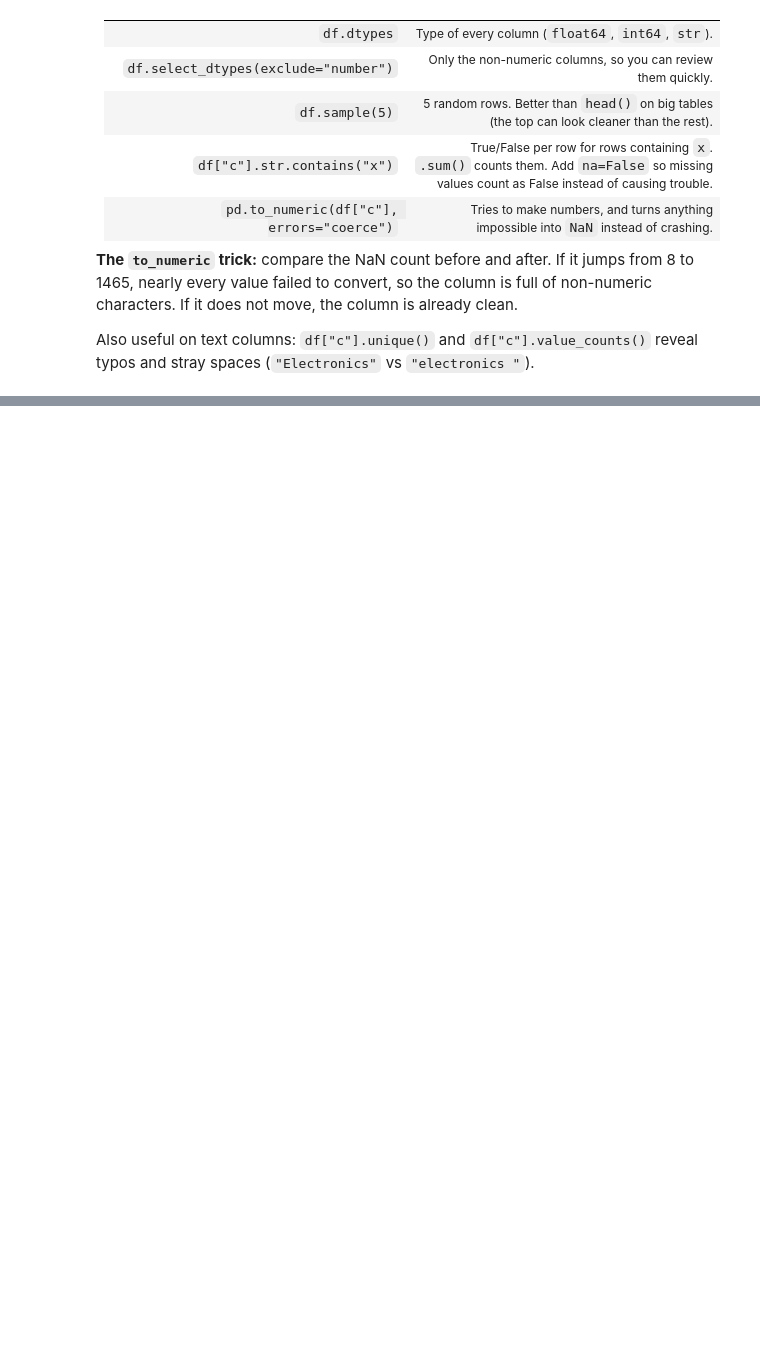
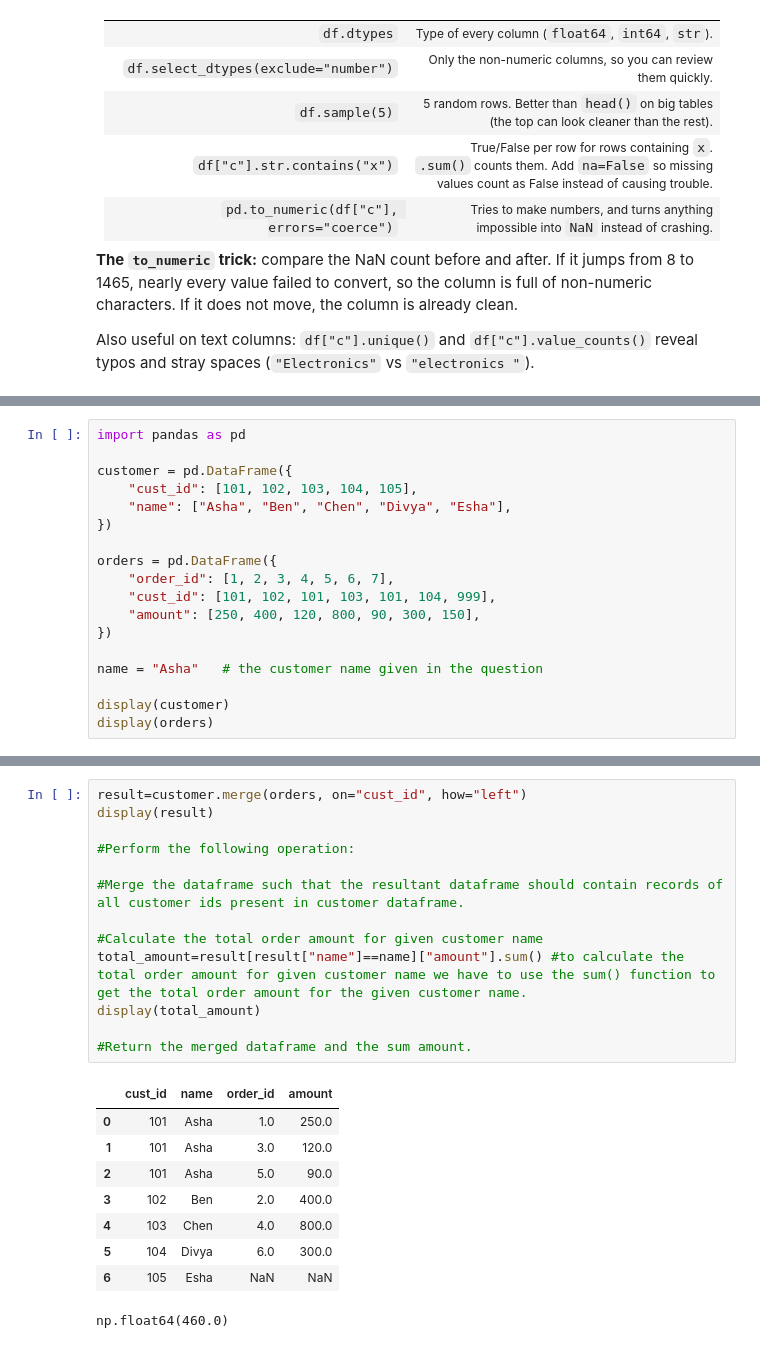
Before and after one commit to manojbaliyan16/AI-ML, a Jupyter notebook: Module_1_NP_PD/notebooks/Session_8_class.ipynb, the cells around one changed output, grey strips where cells are left out. Saved outputs shown, nothing was run; the diff lists cells and outputs as text; blank space fills up the shorter version.

```diff
--- a/Module_1_NP_PD/notebooks/Session_8_class.ipynb
+++ b/Module_1_NP_PD/notebooks/Session_8_class.ipynb
@@ -270,0 +570,18 @@ E. Use `pd.to_numeric(products["actual_price"], errors="coerce")`. It turns anyt
+# %%
+import pandas as pd
+
+customer = pd.DataFrame({
+    "cust_id": [101, 102, 103, 104, 105],
+    "name": ["Asha", "Ben", "Chen", "Divya", "Esha"],
+})
+
+orders = pd.DataFrame({
+    "order_id": [1, 2, 3, 4, 5, 6, 7],
+    "cust_id": [101, 102, 101, 103, 101, 104, 999],
+    "amount": [250, 400, 120, 800, 90, 300, 150],
+})
+
+name = "Asha"   # the customer name given in the question
+
+display(customer)
+display(orders)
@@ -270,0 +603,23 @@ E. Use `pd.to_numeric(products["actual_price"], errors="coerce")`. It turns anyt
+# %%
+result=customer.merge(orders, on="cust_id", how="left")
+display(result)
+
+#Perform the following operation:
+
+#Merge the dataframe such that the resultant dataframe should contain records of all customer ids present in customer dataframe.
+
+#Calculate the total order amount for given customer name
+total_amount=result[result["name"]==name]["amount"].sum() #to calculate the total order amount for given customer name we have to use the sum() function to get the total order amount for the given customer name.
+display(total_amount)
+
+#Return the merged dataframe and the sum amount.
+# %% [output]
+|  | cust_id | name | order_id | amount |
+| 0 | 101 | Asha | 1.0 | 250.0 |
+| 1 | 101 | Asha | 3.0 | 120.0 |
+| 2 | 101 | Asha | 5.0 | 90.0 |
+| 3 | 102 | Ben | 2.0 | 400.0 |
+| 4 | 103 | Chen | 4.0 | 800.0 |
+| 5 | 104 | Divya | 6.0 | 300.0 |
+| 6 | 105 | Esha | NaN | NaN |
+np.float64(460.0)
```
Also changed, not shown: parts of 38 cells of this notebook.
